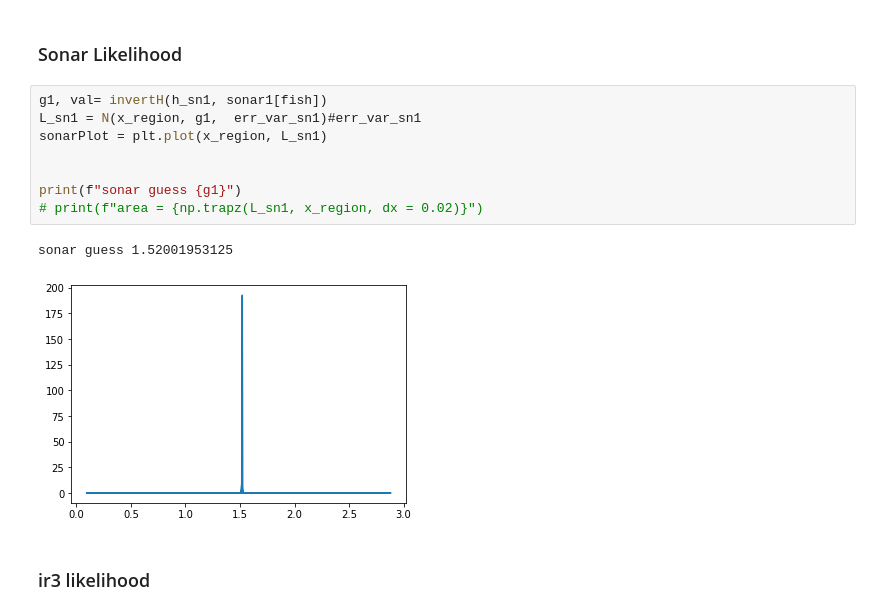
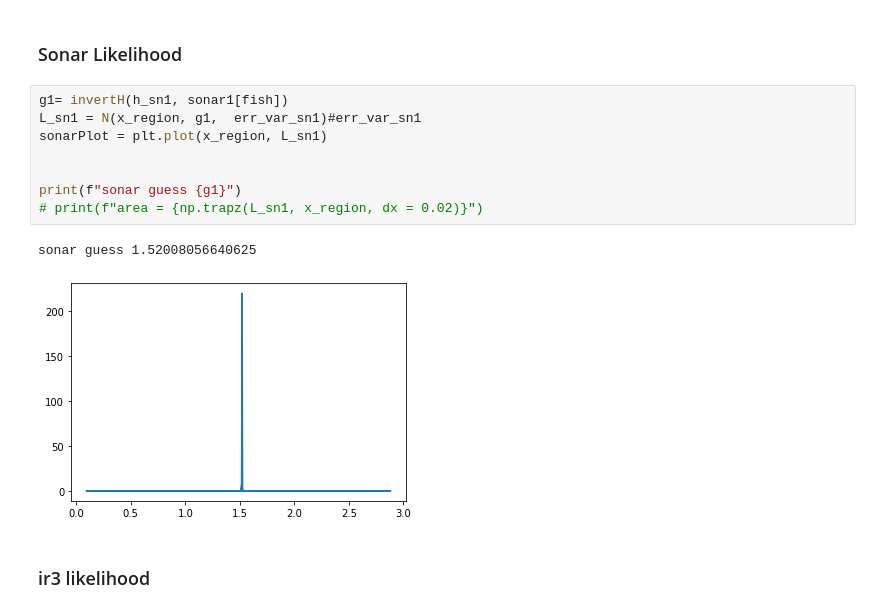
Before and after one commit to Laserbean/ENMT482_Ass1, a Jupyter notebook: Assignment1.ipynb, the cells around one changed output. Drawn from its saved outputs; the diff is of its cells as text.

```diff
--- a/Assignment1.ipynb
+++ b/Assignment1.ipynb
@@ -598,16 +628,16 @@ true range 1.5046143781181267
 # %% [markdown]
 ### Sonar Likelihood
 # %%
-g1, val= invertH(h_sn1, sonar1[fish])
+g1= invertH(h_sn1, sonar1[fish])
 L_sn1 = N(x_region, g1,  err_var_sn1)#err_var_sn1
 sonarPlot = plt.plot(x_region, L_sn1)
 
 
 print(f"sonar guess {g1}")
 # print(f"area = {np.trapz(L_sn1, x_region, dx = 0.02)}")
 # %% [output]
-sonar guess 1.52001953125
+sonar guess 1.52008056640625
-[figure, old version]
+[figure, new version]
 # %% [markdown]
 ### ir3 likelihood
 # %%
```
Also changed, not shown: parts of 22 cells of this notebook.
